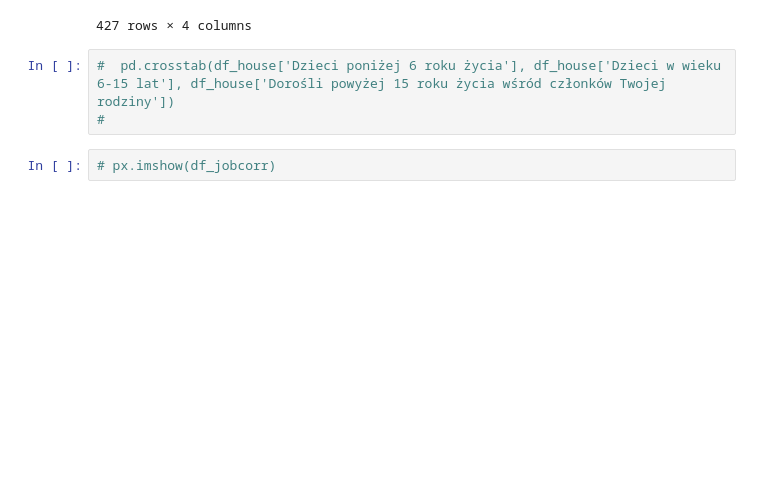
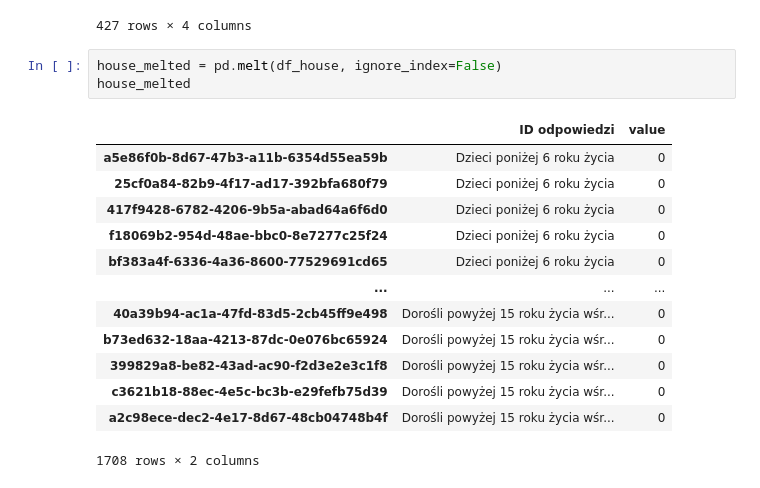
Before and after one commit to AgataSkibinska/urban-mobility-project, a Jupyter notebook: notebooks/gadow-demographics-housing.ipynb, the cells around one changed output. Saved outputs shown, nothing was run; the diff lists cells and outputs as text; blank space fills up the shorter version.

```diff
--- a/notebooks/gadow-demographics-housing.ipynb
+++ b/notebooks/gadow-demographics-housing.ipynb
@@ -38,8 +38,20 @@ df_house
 | c3621b18-88ec-4e5c-bc3b-e29fefb75d39 | 0 | 0 | 1 | 0 |
 | a2c98ece-dec2-4e17-8d67-48cb04748b4f | 0 | 0 | 3 | 0 |
 427 rows × 4 columns
-# %%
-#  pd.crosstab(df_house['Dzieci poniżej 6 roku życia'], df_house['Dzieci w wieku 6-15 lat'], df_house['Dorośli powyżej 15 roku życia wśród członków Twojej rodziny'])
-#
-# %%
-# px.imshow(df_jobcorr)
+# %%
+house_melted = pd.melt(df_house, ignore_index=False)
+house_melted
+# %% [output]
+|  | ID odpowiedzi | value |
+| a5e86f0b-8d67-47b3-a11b-6354d55ea59b | Dzieci poniżej 6 roku życia | 0 |
+| 25cf0a84-82b9-4f17-ad17-392bfa680f79 | Dzieci poniżej 6 roku życia | 0 |
+| 417f9428-6782-4206-9b5a-abad64a6f6d0 | Dzieci poniżej 6 roku życia | 0 |
+| f18069b2-954d-48ae-bbc0-8e7277c25f24 | Dzieci poniżej 6 roku życia | 0 |
+| bf383a4f-6336-4a36-8600-77529691cd65 | Dzieci poniżej 6 roku życia | 0 |
+| ... | ... | ... |
+| 40a39b94-ac1a-47fd-83d5-2cb45ff9e498 | Dorośli powyżej 15 roku życia wśr... | 0 |
+| b73ed632-18aa-4213-87dc-0e076bc65924 | Dorośli powyżej 15 roku życia wśr... | 0 |
+| 399829a8-be82-43ad-ac90-f2d3e2e3c1f8 | Dorośli powyżej 15 roku życia wśr... | 0 |
+| c3621b18-88ec-4e5c-bc3b-e29fefb75d39 | Dorośli powyżej 15 roku życia wśr... | 0 |
+| a2c98ece-dec2-4e17-8d67-48cb04748b4f | Dorośli powyżej 15 roku życia wśr... | 0 |
+1708 rows × 2 columns
```
Also changed, not shown: parts of 6 cells of this notebook, 1 other file.
